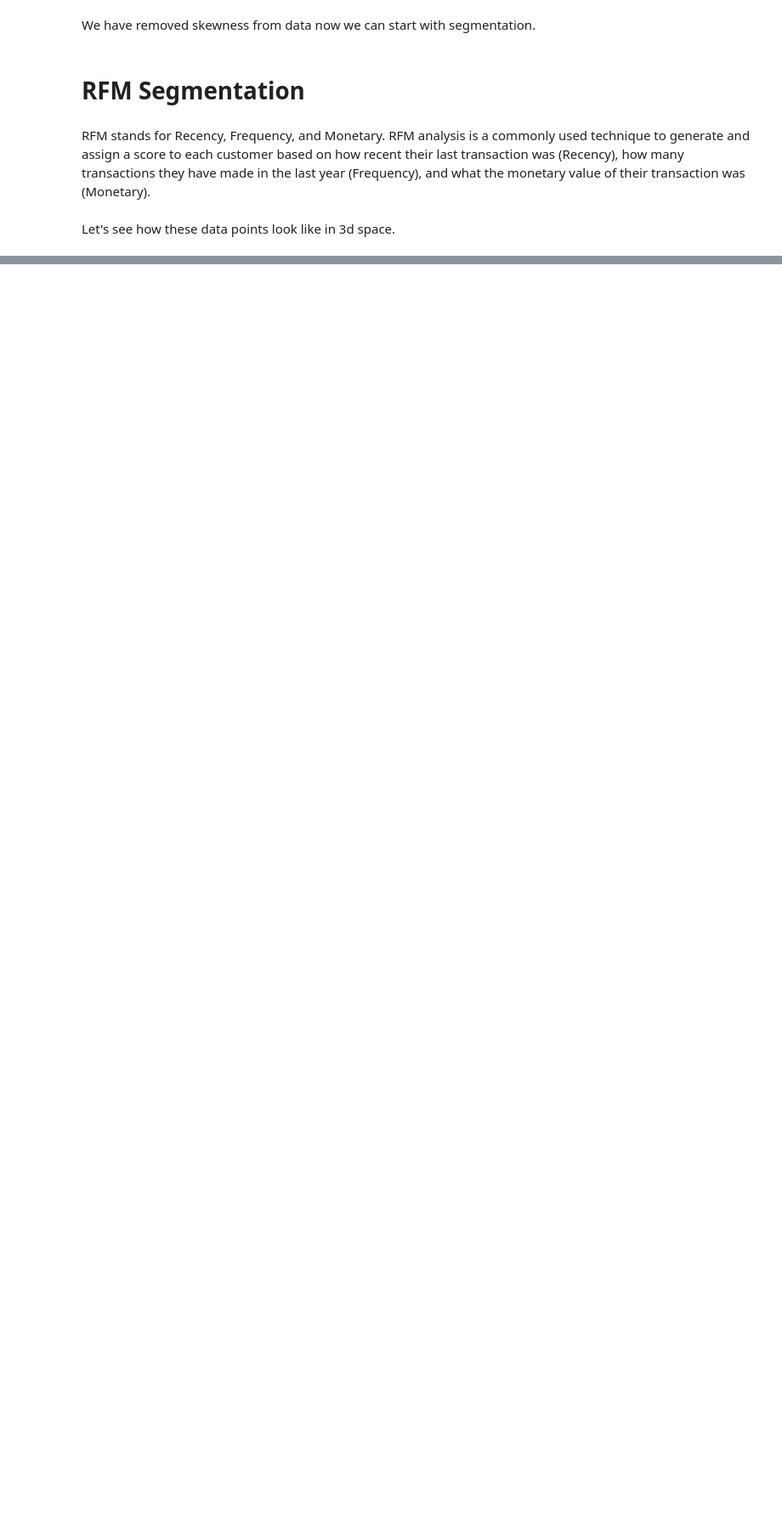
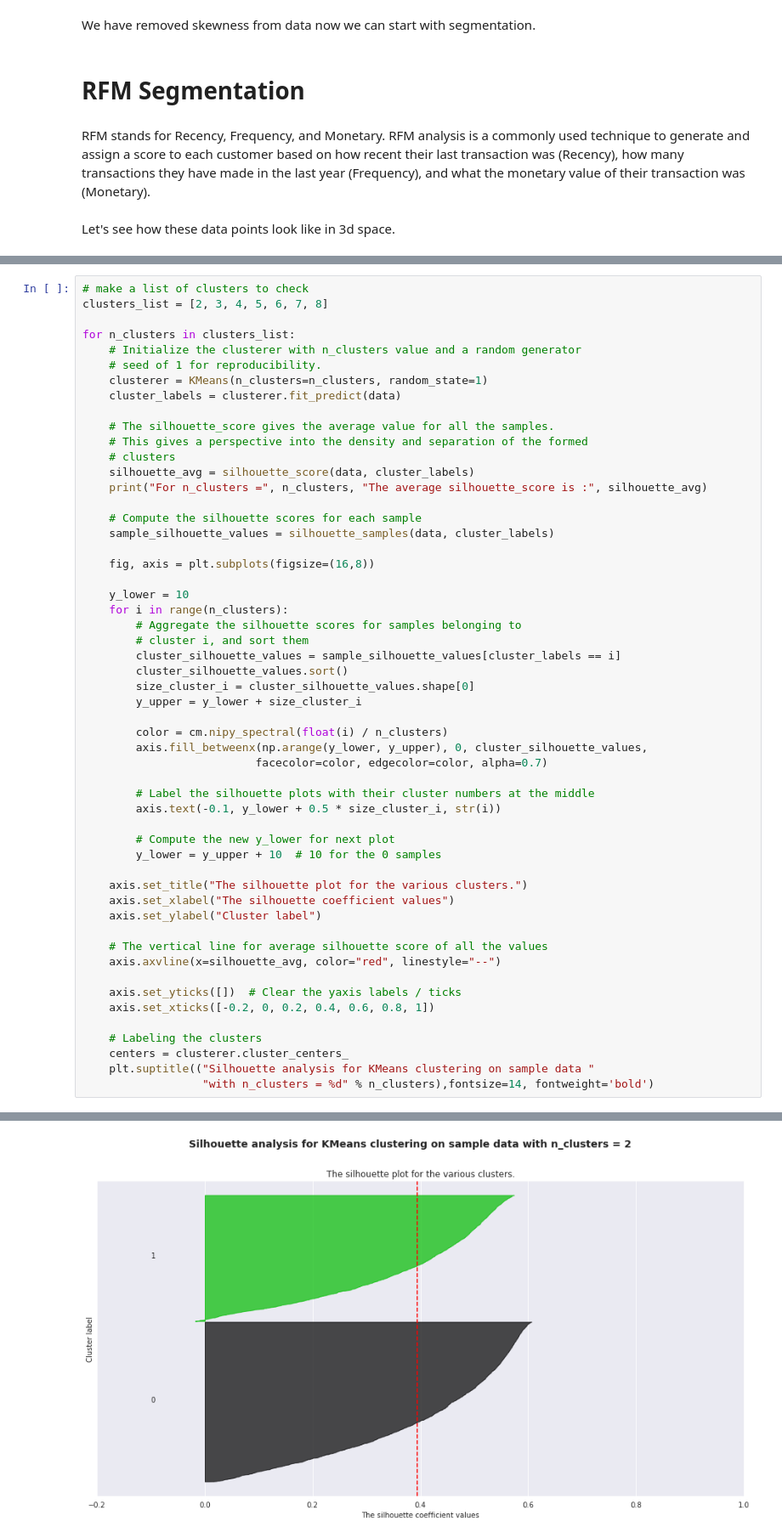
Before and after one commit to Pradip240/Customer-Segmentation, a Jupyter notebook: Online_Retail_Customer_Segmentation_Capstone_Project.ipynb, the cells around one changed output, grey strips where cells are left out. Shown at 85% size. Cells and saved outputs as stored; diff of their text form; blank space fills up the shorter version.

```diff
--- a/Online_Retail_Customer_Segmentation_Capstone_Project.ipynb
+++ b/Online_Retail_Customer_Segmentation_Capstone_Project.ipynb
@@ -398,0 +457,55 @@ Text(0.5, 0.92, 'Data Visualization')
+# %%
+# make a list of clusters to check
+clusters_list = [2, 3, 4, 5, 6, 7, 8]
+
+for n_clusters in clusters_list:
+    # Initialize the clusterer with n_clusters value and a random generator
+    # seed of 1 for reproducibility.
+    clusterer = KMeans(n_clusters=n_clusters, random_state=1)
+    cluster_labels = clusterer.fit_predict(data)
+
+    # The silhouette_score gives the average value for all the samples.
+    # This gives a perspective into the density and separation of the formed
+    # clusters
+    silhouette_avg = silhouette_score(data, cluster_labels)
+    print("For n_clusters =", n_clusters, "The average silhouette_score is :", silhouette_avg)
+
+    # Compute the silhouette scores for each sample
+    sample_silhouette_values = silhouette_samples(data, cluster_labels)
+
+    fig, axis = plt.subplots(figsize=(16,8))
+
+    y_lower = 10
+    for i in range(n_clusters):
+        # Aggregate the silhouette scores for samples belonging to
+        # cluster i, and sort them
+        cluster_silhouette_values = sample_silhouette_values[cluster_labels == i]
+        cluster_silhouette_values.sort()
+        size_cluster_i = cluster_silhouette_values.shape[0]
+        y_upper = y_lower + size_cluster_i
+
+        color = cm.nipy_spectral(float(i) / n_clusters)
+        axis.fill_betweenx(np.arange(y_lower, y_upper), 0, cluster_silhouette_values,
+                          facecolor=color, edgecolor=color, alpha=0.7)
+
+        # Label the silhouette plots with their cluster numbers at the middle
+        axis.text(-0.1, y_lower + 0.5 * size_cluster_i, str(i))
+
+        # Compute the new y_lower for next plot
+        y_lower = y_upper + 10  # 10 for the 0 samples
+
+    axis.set_title("The silhouette plot for the various clusters.")
+    axis.set_xlabel("The silhouette coefficient values")
+    axis.set_ylabel("Cluster label")
+
+    # The vertical line for average silhouette score of all the values
+    axis.axvline(x=silhouette_avg, color="red", linestyle="--")
+
+    axis.set_yticks([])  # Clear the yaxis labels / ticks
+    axis.set_xticks([-0.2, 0, 0.2, 0.4, 0.6, 0.8, 1])
+
+    # Labeling the clusters
+    centers = clusterer.cluster_centers_
+    plt.suptitle(("Silhouette analysis for KMeans clustering on sample data "
+                  "with n_clusters = %d" % n_clusters),fontsize=14, fontweight='bold')
+# %% [output]
@@ -398,0 +519 @@ Text(0.5, 0.92, 'Data Visualization')
+[figure, added]
```
Also changed, not shown: parts of 19 cells of this notebook.
